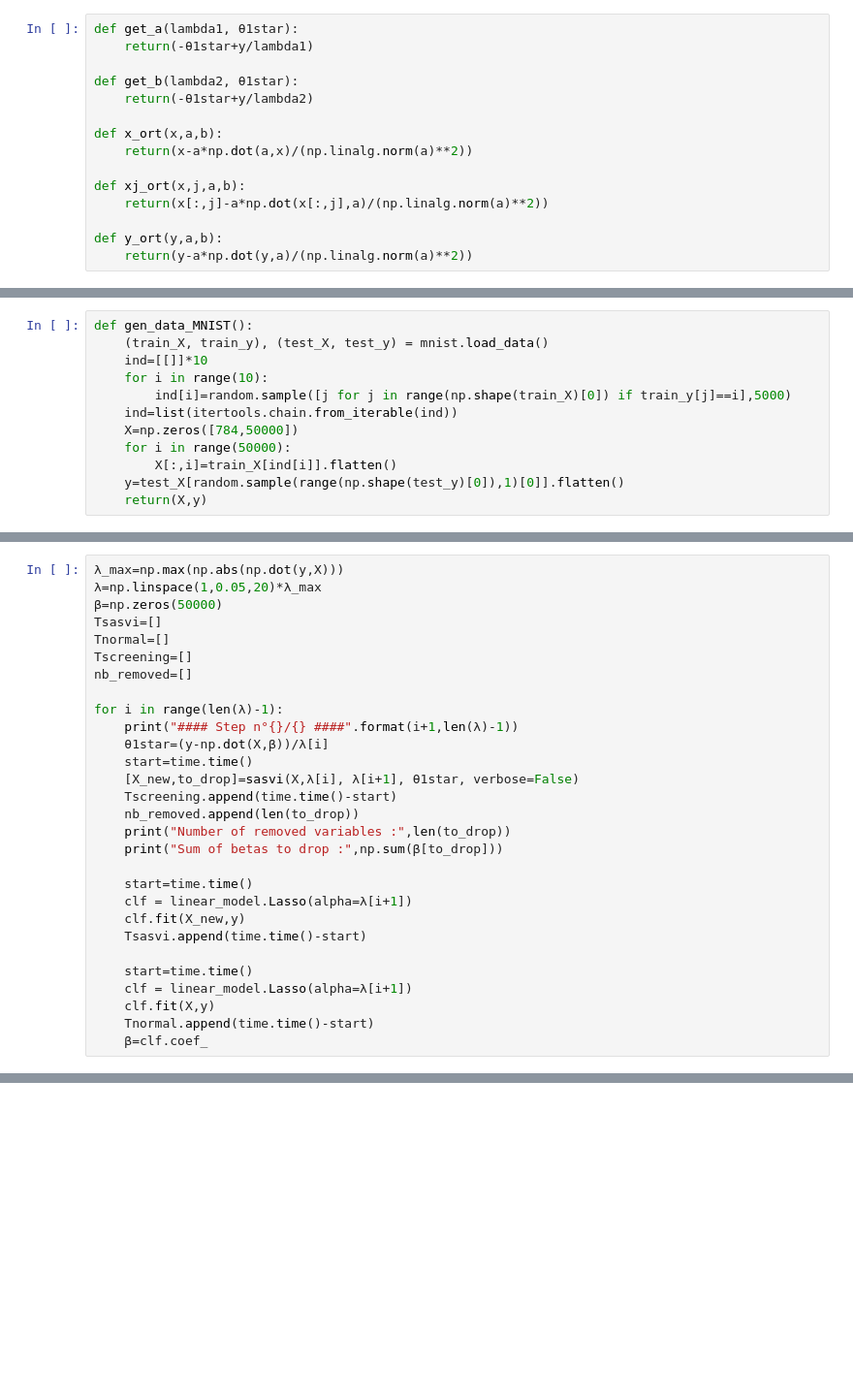
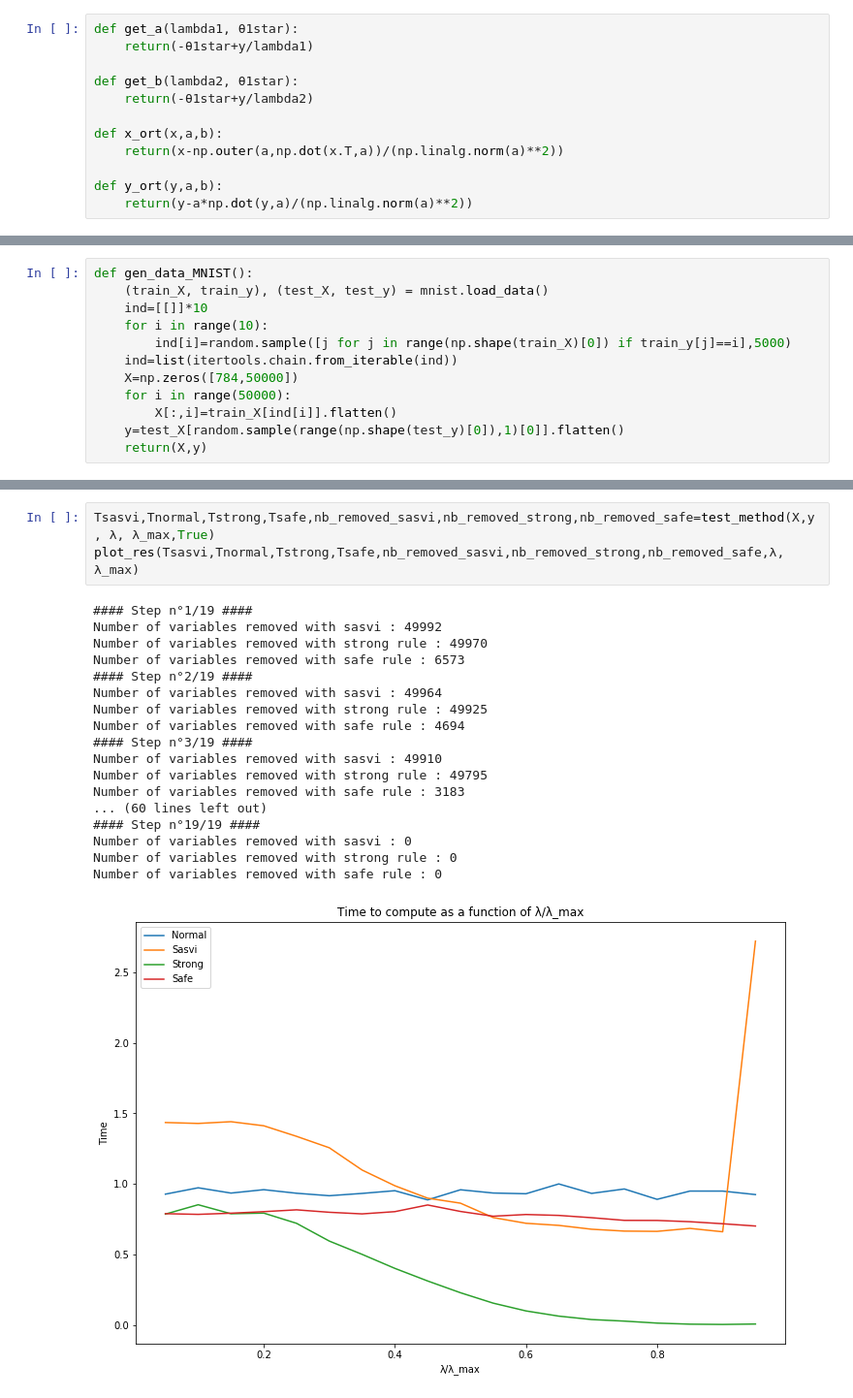
Before and after one commit to nathanln/Parcimony, a Jupyter notebook: Sasvi.ipynb, the cells around one changed output, grey strips where cells are left out. Shown: that part at 97% size. Cells and saved outputs as stored; diff of their text form; blank space fills up the shorter version.

Commit message:
Comparaison multi méthodes
Sasvi vectoriel / Safe / Strong / Comparaison

```diff
--- a/Sasvi.ipynb
+++ b/Sasvi.ipynb
@@ -20,10 +23,7 @@ def get_b(lambda2, θ1star):
     return(-θ1star+y/lambda2)
 
 def x_ort(x,a,b):
-    return(x-a*np.dot(a,x)/(np.linalg.norm(a)**2))
-
-def xj_ort(x,j,a,b):
-    return(x[:,j]-a*np.dot(x[:,j],a)/(np.linalg.norm(a)**2))
+    return(x-np.outer(a,np.dot(x.T,a))/(np.linalg.norm(a)**2))
 
 def y_ort(y,a,b):
     return(y-a*np.dot(y,a)/(np.linalg.norm(a)**2))
@@ -90,29 +205,0 @@ def gen_data_MNIST():
-# %%
-λ_max=np.max(np.abs(np.dot(y,X)))
-λ=np.linspace(1,0.05,20)*λ_max
-β=np.zeros(50000)
-Tsasvi=[]
-Tnormal=[]
-Tscreening=[]
-nb_removed=[]
-
-for i in range(len(λ)-1):
-    print("#### Step n°{}/{} ####".format(i+1,len(λ)-1))
-    θ1star=(y-np.dot(X,β))/λ[i]
-    start=time.time()
-    [X_new,to_drop]=sasvi(X,λ[i], λ[i+1], θ1star, verbose=False)
-    Tscreening.append(time.time()-start)
-    nb_removed.append(len(to_drop))
-    print("Number of removed variables :",len(to_drop))
-    print("Sum of betas to drop :",np.sum(β[to_drop]))
-
-    start=time.time()
-    clf = linear_model.Lasso(alpha=λ[i+1])
-    clf.fit(X_new,y)
-    Tsasvi.append(time.time()-start)
-
-    start=time.time()
-    clf = linear_model.Lasso(alpha=λ[i+1])
-    clf.fit(X,y)
-    Tnormal.append(time.time()-start)
-    β=clf.coef_
@@ -159,0 +211,22 @@ clf_sasvi.fit(X_sasvi_train,y_sasvi_train)
+# %%
+Tsasvi,Tnormal,Tstrong,Tsafe,nb_removed_sasvi,nb_removed_strong,nb_removed_safe=test_method(X,y, λ, λ_max,True)
+plot_res(Tsasvi,Tnormal,Tstrong,Tsafe,nb_removed_sasvi,nb_removed_strong,nb_removed_safe,λ, λ_max)
+# %% [output]
+#### Step n°1/19 ####
+Number of variables removed with sasvi : 49992
+Number of variables removed with strong rule : 49970
+Number of variables removed with safe rule : 6573
+#### Step n°2/19 ####
+Number of variables removed with sasvi : 49964
+Number of variables removed with strong rule : 49925
+Number of variables removed with safe rule : 4694
+#### Step n°3/19 ####
+Number of variables removed with sasvi : 49910
+Number of variables removed with strong rule : 49795
+Number of variables removed with safe rule : 3183
+... (60 lines left out)
+#### Step n°19/19 ####
+Number of variables removed with sasvi : 0
+Number of variables removed with strong rule : 0
+Number of variables removed with safe rule : 0
+[figure, added]
```
Also changed, not shown: parts of 16 cells of this notebook.
